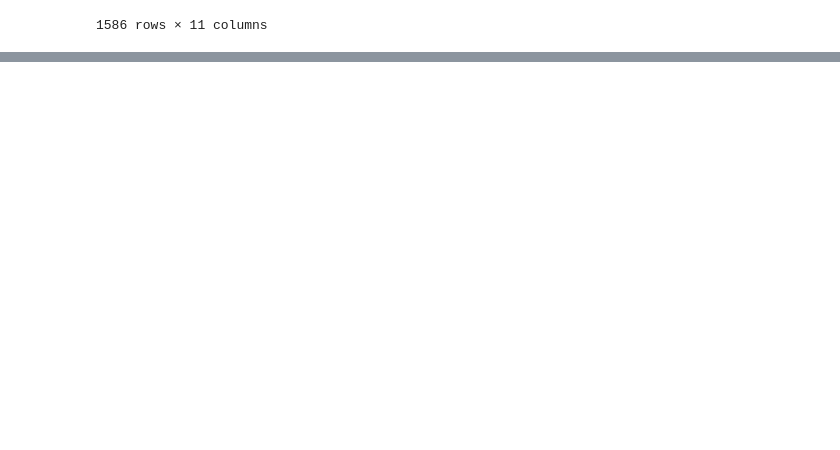
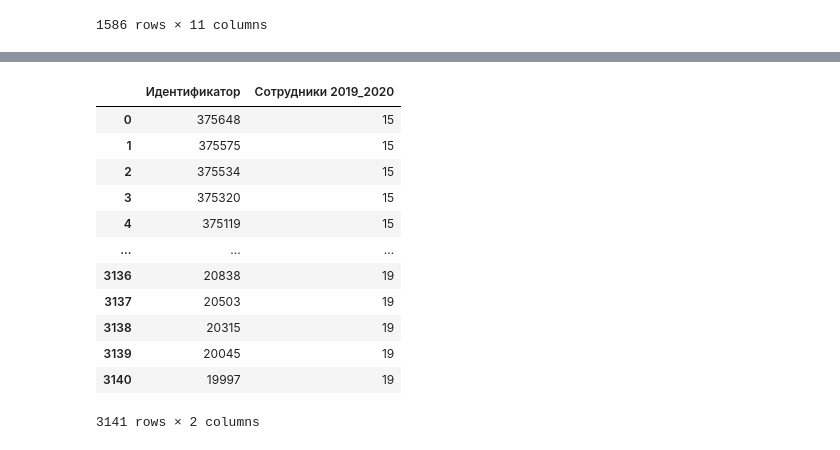
Before and after one commit to alekgs/python_progs, a Jupyter notebook: Notebooks/Pandas/ДЗ - Комбинирование данных и преобразование формы.ipynb, the cells around one changed output, grey strips where cells are left out. Cells and saved outputs as stored; diff of their text form; code cells hidden in the pictures; blank space fills up the shorter version.

```diff
--- a/Notebooks/Pandas/ДЗ - Комбинирование данных и преобразование формы.ipynb
+++ b/Notebooks/Pandas/ДЗ - Комбинирование данных и преобразование формы.ipynb
@@ -83,0 +140,46 @@ result
+# %%
+con = sql.create_engine('sqlite:///indicators_db.sqlite3')
+
+# df = pd.read_sql('''
+#                     SELECT * FROM org_indicators_2019
+#                     WHERE INDICATOR_NAME LIKE 'Число сотрудников'
+#                     UNION ALL SELECT * FROM org_indicators_2020_2022
+#                     WHERE INDICATOR_NAME LIKE "Число сотрудников"
+#                     AND YEAR <= 2020
+#                  '''
+#                  ,con
+#                 )
+# df = df.groupby('ID').tail(1).query("VALUE >= 15")
+# df = df.sort_values(['VALUE', 'ID'], ascending=[True, False])
+# result = df.rename(columns={'ID':'Идентификатор', 'VALUE': 'Сотрудники 2019_2020'})
+# result.to_csv('result_task3.csv', index=False)
+
+
+df = pd.read_sql('''
+                   SELECT ID as 'Идентификатор', VALUE as 'Сотрудники 2019_2020'
+                    FROM (SELECT ID, VALUE FROM (SELECT * FROM org_indicators_2019
+                    WHERE INDICATOR_NAME LIKE 'Число сотрудников'
+                    UNION ALL SELECT * FROM org_indicators_2020_2022
+                    WHERE INDICATOR_NAME LIKE 'Число сотрудников' AND YEAR <= 2020)
+                    GROUP BY ID HAVING MAX(YEAR)
+                    ORDER BY VALUE asc, ID desc, year desc)
+                    where VALUE >=15
+                  '''
+                  ,con
+                 ) #.to_csv('result_task3.csv', index=False)
+
+df
+# %% [output]
+|  | Идентификатор | Сотрудники 2019_2020 |
+| 0 | 375648 | 15 |
+| 1 | 375575 | 15 |
+| 2 | 375534 | 15 |
+| 3 | 375320 | 15 |
+| 4 | 375119 | 15 |
+| ... | ... | ... |
+| 3136 | 20838 | 19 |
+| 3137 | 20503 | 19 |
+| 3138 | 20315 | 19 |
+| 3139 | 20045 | 19 |
+| 3140 | 19997 | 19 |
+3141 rows × 2 columns
```
Also changed, not shown: parts of 12 cells of this notebook.
